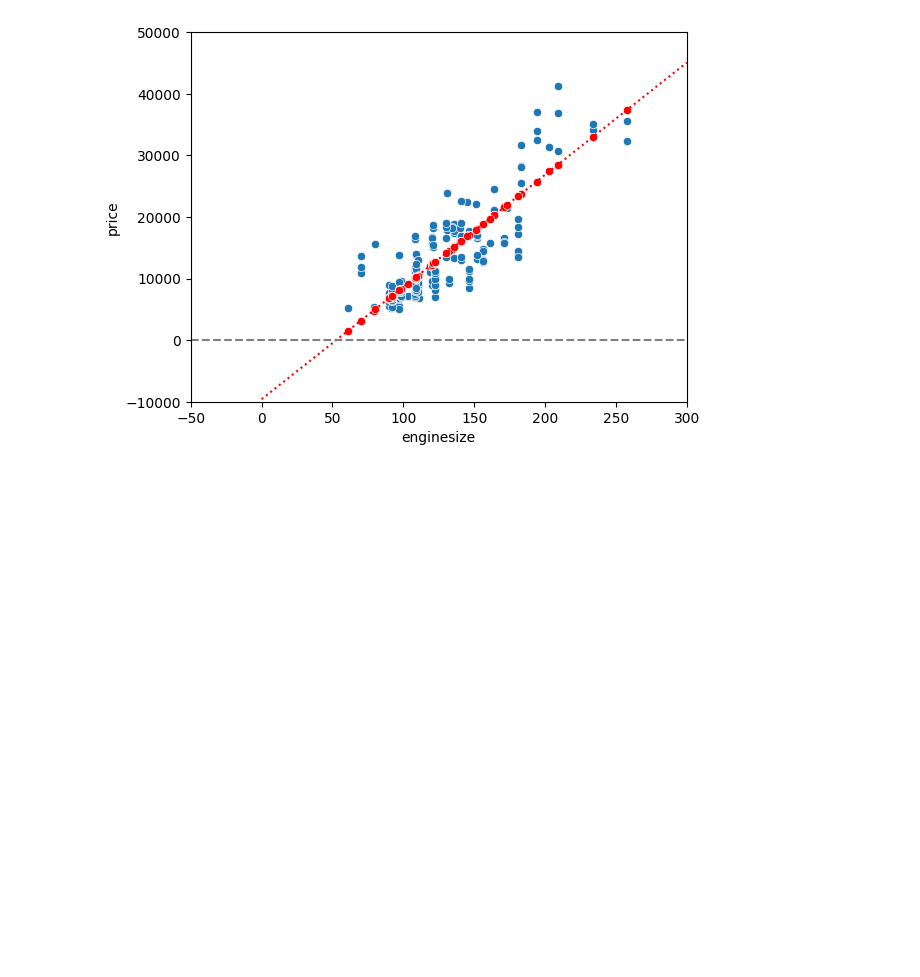
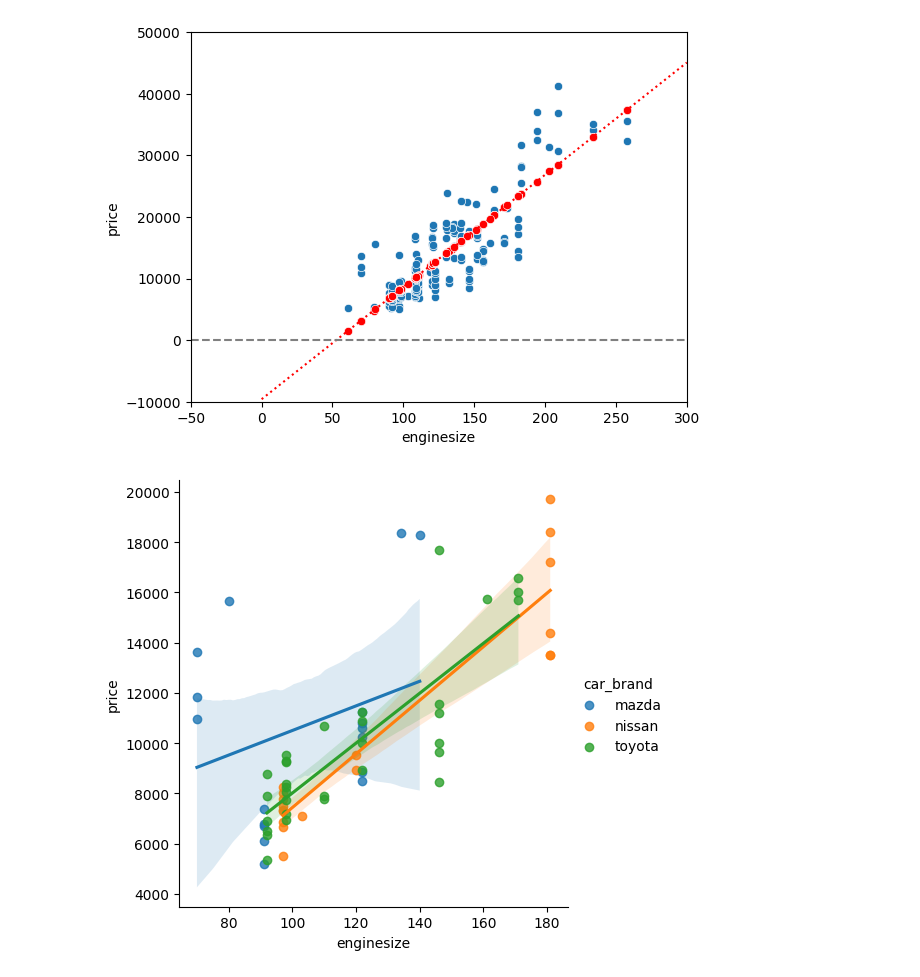
Before and after one commit to Magdalena-B1/ML-different-approaches-to-linear-regression, a Jupyter notebook: LinearRegression.ipynb, the cells around one changed output. Cells and saved outputs as stored; diff of their text form; code cells hidden in the pictures; blank space fills up the shorter version.

```diff
--- a/LinearRegression.ipynb
+++ b/LinearRegression.ipynb
@@ -583,3 +583,12 @@ plt.axhline(y = 0, linestyle = '--', color = 'gray' )
 plt.show()
 # %% [output]
 [figure]
+# %%
+brand = ['toyota', 'nissan', 'mazda']
+df_brand = (data[data['car_brand'].isin(brand)])
+# %%
+
+sns.lmplot(x='enginesize', y='price',hue = 'car_brand', data=df_brand )
+plt.show()
+# %% [output]
+[figure, added]
```
Also changed, not shown: parts of 6 cells of this notebook.
